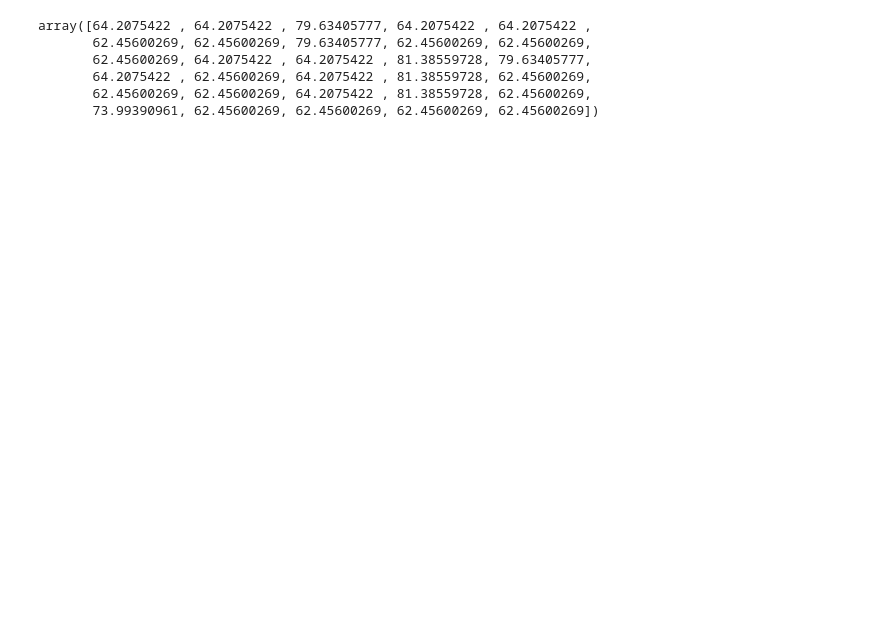
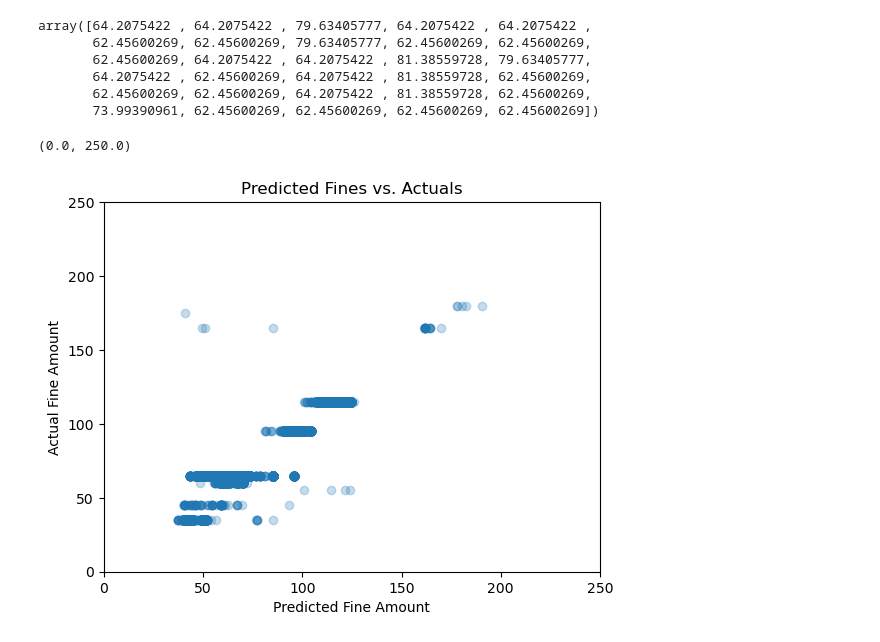
Before and after one commit to Sunorous/Big-Data-Project, a Jupyter notebook: notebooks/md_explore.ipynb, the cells around one changed output. Saved outputs shown, nothing was run; the diff lists cells and outputs as text; code cells hidden in the pictures; blank space fills up the shorter version.

```diff
--- a/notebooks/md_explore.ipynb
+++ b/notebooks/md_explore.ipynb
@@ -243,3 +395,18 @@ array([64.2075422 , 64.2075422 , 79.63405777, 64.2075422 , 64.2075422 ,
        64.2075422 , 62.45600269, 64.2075422 , 81.38559728, 62.45600269,
        62.45600269, 62.45600269, 64.2075422 , 81.38559728, 62.45600269,
        73.99390961, 62.45600269, 62.45600269, 62.45600269, 62.45600269])
+# %%
+ddf = dd.concat([dd.from_dask_array(c) for c in [y_test,yhat]], axis = 1)
+
+ddf.columns = ['ytest', 'yhat']
+ddf_sampled = ddf.sample(frac=0.05).compute()
+
+plt.plot(ddf_sampled['yhat'], ddf_sampled['ytest'], 'o', alpha=0.25)
+plt.xlabel('Predicted Fine Amount')
+plt.ylabel("Actual Fine Amount")
+plt.title('Predicted Fines vs. Actuals')
+plt.ylim([0,250])
+plt.xlim([0,250])
+# %% [output]
+(0.0, 250.0)
+[figure, added]
```
Also changed, not shown: parts of 19 cells of this notebook.
